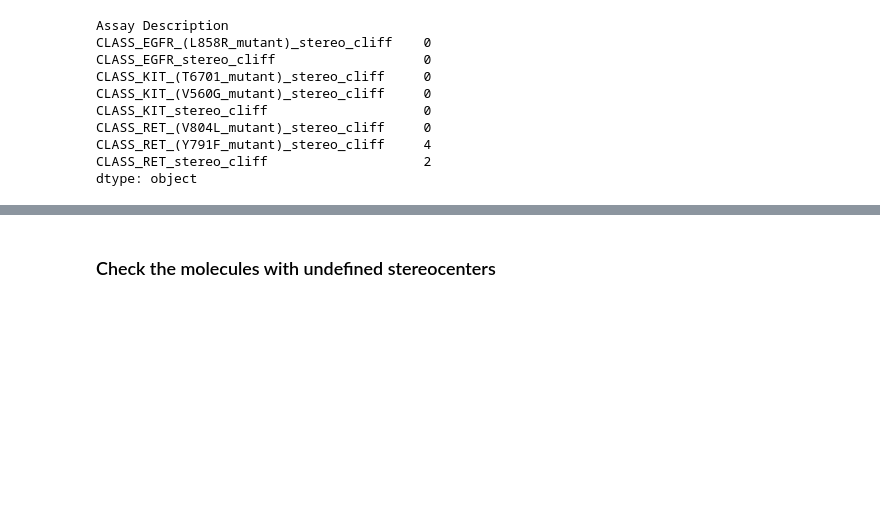
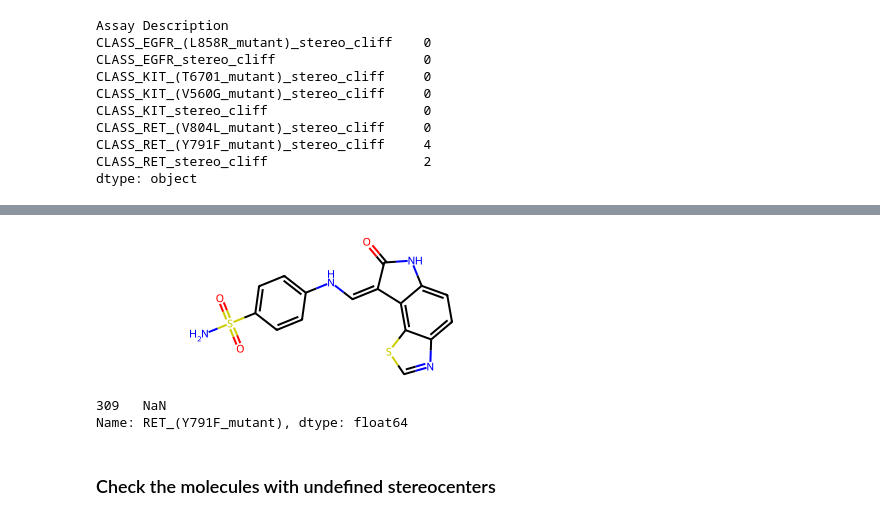
Before and after one commit to polaris-hub/polaris-recipes, a Jupyter notebook: 03_Kinases/PKIS1/01_pkis1_kinase_data_curation.ipynb, the cells around one changed output, grey strips where cells are left out. Cells and saved outputs as stored; diff of their text form; code cells hidden in the pictures; blank space fills up the shorter version.

```diff
--- a/03_Kinases/PKIS1/01_pkis1_kinase_data_curation.ipynb
+++ b/03_Kinases/PKIS1/01_pkis1_kinase_data_curation.ipynb
@@ -64,9 +66,16 @@ data.shape
 # %%
 data.rename(columns={col: col.replace(" ", "_") for col in data.columns}, inplace=True)
 mol_col = "Smiles"
-data_cols = ['EGFR_(L858R_mutant)',  'EGFR',
-       'KIT_(T6701_mutant)', 'KIT_(V560G_mutant)', 'KIT',
-       'RET_(V804L_mutant)', 'RET_(Y791F_mutant)', 'RET']
+data_cols = [
+    "EGFR_(L858R_mutant)",
+    "EGFR",
+    "KIT_(T6701_mutant)",
+    "KIT_(V560G_mutant)",
+    "KIT",
+    "RET_(V804L_mutant)",
+    "RET_(Y791F_mutant)",
+    "RET",
+]
 data = data[[mol_col] + data_cols]
 data = data.dropna(subset=data_cols, how="all", axis=0)
 # %%
@@ -86,14 +96,16 @@ for col in ["EGFR", "RET", "KIT"]:
 [figure]
 [figure]
 # %%
-class_thresholds = {'EGFR_(L858R_mutant)': {'thresholds': [75]},
- 'EGFR': {'thresholds': [75]},
- 'KIT_(T6701_mutant)': {'thresholds': [75]},
- 'KIT_(V560G_mutant)': {'thresholds': [75]},
- 'KIT': {'thresholds': [75]},
- 'RET_(V804L_mutant)': {'thresholds': [70]},
- 'RET_(Y791F_mutant)': {'thresholds': [70]},
- 'RET': {'thresholds': [70]}}
+class_thresholds = {
+    "EGFR_(L858R_mutant)": {"thresholds": [75]},
+    "EGFR": {"thresholds": [75]},
+    "KIT_(T6701_mutant)": {"thresholds": [75]},
+    "KIT_(V560G_mutant)": {"thresholds": [75]},
+    "KIT": {"thresholds": [75]},
+    "RET_(V804L_mutant)": {"thresholds": [70]},
+    "RET_(Y791F_mutant)": {"thresholds": [70]},
+    "RET": {"thresholds": [70]},
+}
 # %%
 class_thresholds
 # %% [output]
@@ -170,0 +214,4 @@ for fig in figs:
+# %%
+dm.to_mol(df_full.iloc[211].smiles)
+# %% [output]
+[figure, added]
@@ -171,3 +222,10 @@ for fig in figs:
+# %%
+data.loc[
+    data.Smiles == "NS(=O)(=O)c1ccc(NC=C2C(=O)Nc3ccc4ncsc4c32)cc1", "RET_(Y791F_mutant)"
+]
+# %% [output]
+309   NaN
+Name: RET_(Y791F_mutant), dtype: float64
 # %% [markdown]
 ### Check the molecules with undefined stereocenters
 # %%
```
Also changed, not shown: parts of 13 cells of this notebook, 18 other files.
